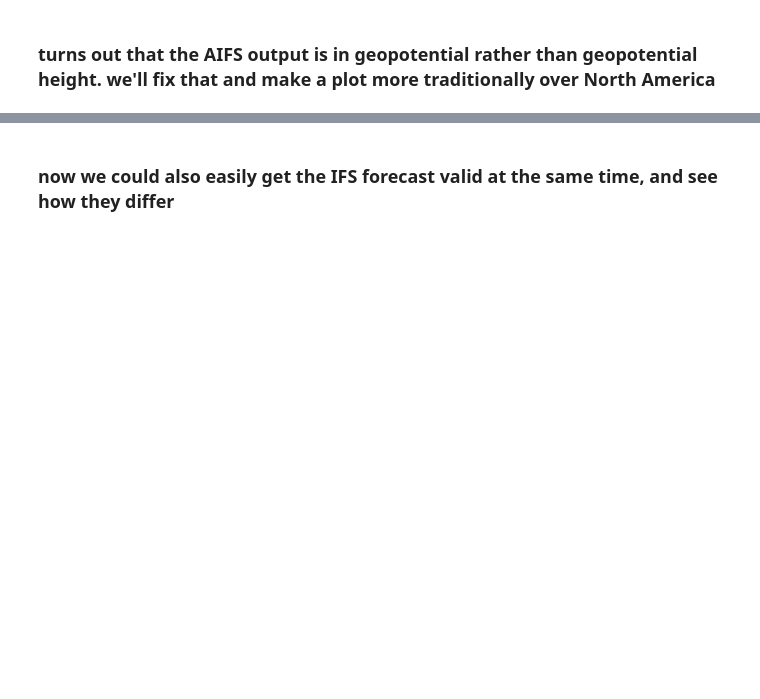
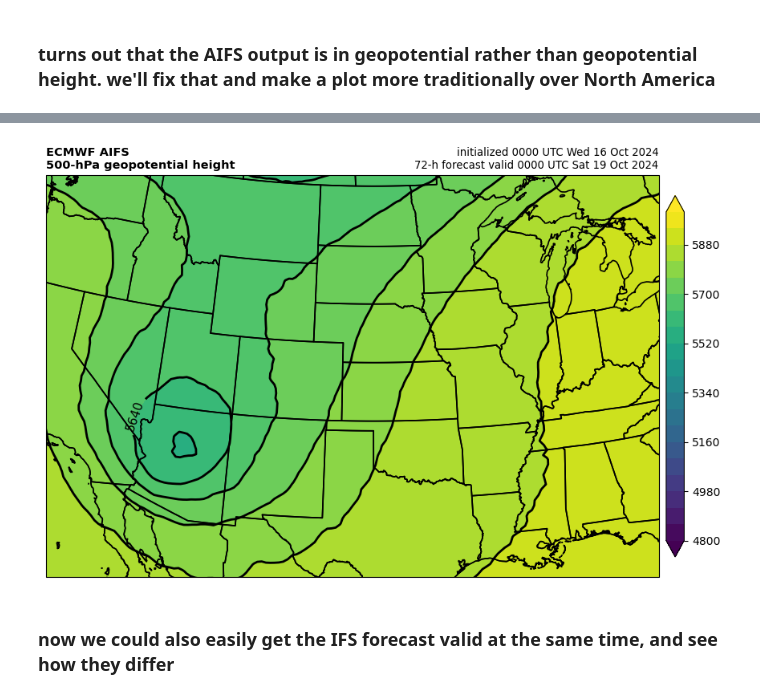
Before and after one commit to eabarnes1010/ai_weather_to_climate_ats780A8, a Jupyter notebook: lecture_code/herbie_examples.ipynb, the cells around one changed output, grey strips where cells are left out. Drawn from its saved outputs; the diff is of its cells as text; code cells hidden in the pictures; blank space fills up the shorter version.

```diff
--- a/lecture_code/herbie_examples.ipynb
+++ b/lecture_code/herbie_examples.ipynb
@@ -69,30 +107,30 @@ def plot_background(ax):
 
     return lonmin,lonmax,latmin,latmax
 # %%
-fig = plt.figure(figsize=(16,8.6))
+fig = plt.figure(figsize=(12,6.5))
 ax = fig.add_subplot(1,1,1,projection=plotcrs)
 
 lonmin, lonmax, latmin, latmax = plot_background(ax)
 
-vtime = pd.to_datetime(ds.valid_time.values)
-step = ds.step
+vtime = pd.to_datetime(ds_aifs.valid_time.values)
+step = ds_aifs.step
 
 fcst_lead = int((vtime - init) / pd.Timedelta('1 hour'))
 
 print("lead "+str(fcst_lead)+", valid "+str(vtime))
 
-lon2d, lat2d = np.meshgrid(ds.longitude,ds.latitude)
+lon2d, lat2d = np.meshgrid(ds_aifs.longitude,ds_aifs.latitude)
 
 ### height
 cf = ax.contourf(lon2d, lat2d,
-                 ds.z/9.80665,
+                 ds_aifs.z/9.80665,  ### convert to meters
                     np.arange(4800, 6060, 60), extend='both',
                  transform=ccrs.PlateCarree(),
                      transform_first=True)
 cb = plt.colorbar(cf, shrink=0.9, pad=0.01)
 
 cs1 = ax.contour(lon2d, lat2d,
-                 ds.z/9.80665,
+                 ds_aifs.z/9.80665,
                     np.arange(4800, 6060, 60), colors='black',
                      linewidths=2, transform=ccrs.PlateCarree(),
                      transform_first=True)
@@ -107,3 +145,4 @@ ax.set_title("initialized "+init.strftime("%H%M UTC %a %d %b %Y")+"\n"+str(fcst_
 plt.show()
 
 plt.close('all')
+# %% [output]
@@ -110,3 +150,4 @@ plt.close('all')
+[figure, added]
 # %% [markdown]
 ### now we could also easily get the IFS forecast valid at the same time, and see how they differ
 # %%
```
Also changed, not shown: parts of 14 cells of this notebook.
